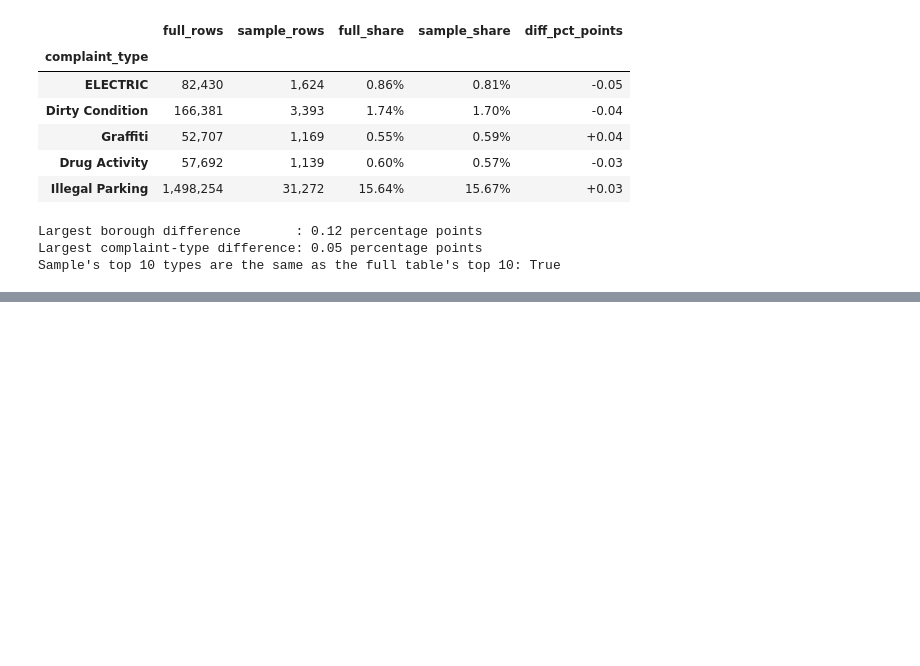
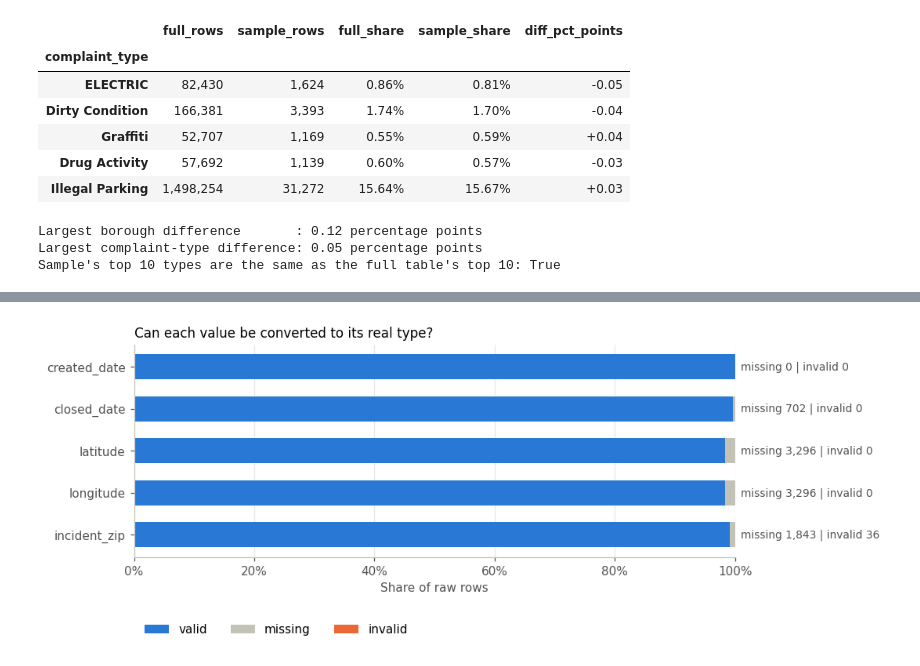
Before and after one commit to LyHenglong/CLD375-CivicAI, a Jupyter notebook: notebooks/01_data_cleaning_eda.ipynb, the cells around one changed output, grey strips where cells are left out. Saved outputs shown, nothing was run; the diff lists cells and outputs as text; code cells hidden in the pictures; blank space fills up the shorter version.

Commit message:
Phase 3: cleaning functions, cleaning and EDA notebook sections, charts and cleaning log

```diff
--- a/notebooks/01_data_cleaning_eda.ipynb
+++ b/notebooks/01_data_cleaning_eda.ipynb
@@ -391,0 +434,22 @@ Sample's top 10 types are the same as the full table's top 10: True
+# %%
+print("Column types in the raw file:", raw.dtypes.astype(str).value_counts().to_dict())
+
+def validity(name, raw_col, converted):
+    missing = raw_col.isna().sum()
+    invalid = (raw_col.notna() & converted.isna()).sum()
+    return {"column": name, "valid": len(raw_col) - missing - invalid, "missing": missing, "invalid": invalid}
+
+dates = pp.convert_dates(raw)
+coords = pp.clean_coordinates(raw)
+types = pd.DataFrame([
+    validity("created_date", raw["created_date"], dates["created_date"]),
+    validity("closed_date", raw["closed_date"], dates["closed_date"]),
+    validity("latitude", raw["latitude"], coords["latitude"]),
+    validity("longitude", raw["longitude"], coords["longitude"]),
+    validity("incident_zip", raw["incident_zip"], pp.clean_zip(raw["incident_zip"])),
+]).set_index("column")
+types["new_type"] = ["datetime", "datetime", "number", "number", "5-digit text"]
+display(types.style.format({c: "{:,}" for c in ["valid", "missing", "invalid"]}))
+
+bad_zip = raw["incident_zip"][raw["incident_zip"].notna() & pp.clean_zip(raw["incident_zip"]).isna()]
+print("Invalid ZIP values and how often they appear:", bad_zip.value_counts().to_dict())
@@ -391,0 +466,20 @@ Sample's top 10 types are the same as the full table's top 10: True
+# %%
+share = types[["valid", "missing", "invalid"]].div(len(raw)) * 100
+fig, ax = plt.subplots(figsize=(9, 3.2))
+left = np.zeros(len(share))
+for part, color in [("valid", BLUE), ("missing", GREY), ("invalid", ORANGE)]:
+    ax.barh(share.index, share[part], left=left, color=color, label=part, height=0.6)
+    left += share[part].values
+for i, (name, row) in enumerate(types.iterrows()):
+    ax.text(101, i, f"missing {row['missing']:,} | invalid {row['invalid']:,}", va="center", color=INK, fontsize=9)
+ax.invert_yaxis()
+ax.set_xlim(0, 100)
+ax.xaxis.set_major_formatter(lambda v, _: f"{v:.0f}%")
+ax.set_xlabel("Share of raw rows")
+ax.set_title("Can each value be converted to its real type?", loc="left", fontsize=11)
+ax.legend(ncols=3, loc="lower left", bbox_to_anchor=(0, -0.42), frameon=False)
+ax.grid(axis="y", visible=False)
+fig.savefig(FIG_DIR / "02_type_conversion.png")
+plt.show()
+# %% [output]
+[figure, added]
```
Also changed, not shown: parts of 58 cells of this notebook, 16 other files.
